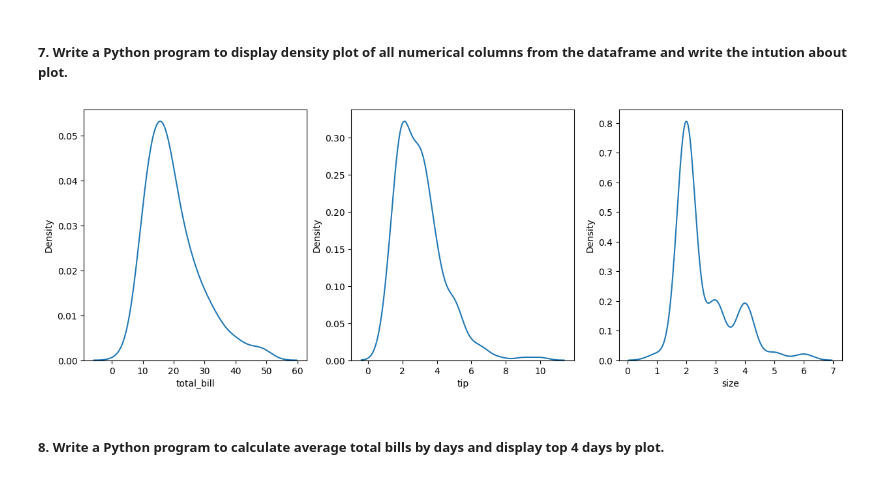
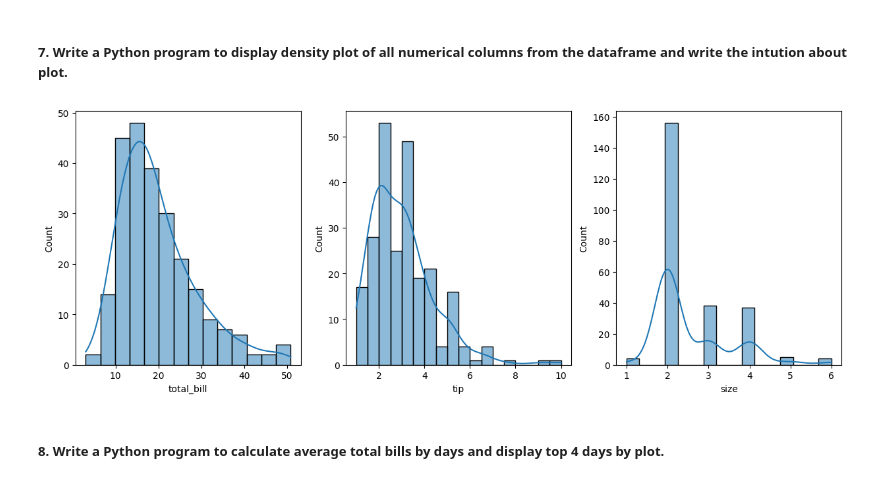
Before and after one commit to Jayakrishna143/assignments, a Jupyter notebook: data_visualization_day_3_ans.ipynb, the cells around one changed output. Cells and saved outputs as stored; diff of their text form; code cells hidden in the pictures.

```diff
--- a/data_visualization_day_3_ans.ipynb
+++ b/data_visualization_day_3_ans.ipynb
@@ -74,10 +74,11 @@ sns.scatterplot(data = df, x = 'tip', y = 'total_bill',hue ='sex' )
 # %%
 ### code here
 fig, axes = plt.subplots(1, 3, figsize=(15, 5))
 for i,col in enumerate(['total_bill','tip','size']):
-    sns.kdeplot(data = df ,x = col,ax = axes[i])
+    sns.histplot(data = df ,x = col,ax = axes[i],kde  = True)
+# all the graphs fallows normal distribution but right sqeaued
 # %% [output]
-[figure, old version]
+[figure, new version]
 # %% [markdown]
 ##### 8. Write a Python program to calculate average total bills by days and display top 4 days by plot.
 # %%
```
Also changed, not shown: parts of 4 cells of this notebook.
